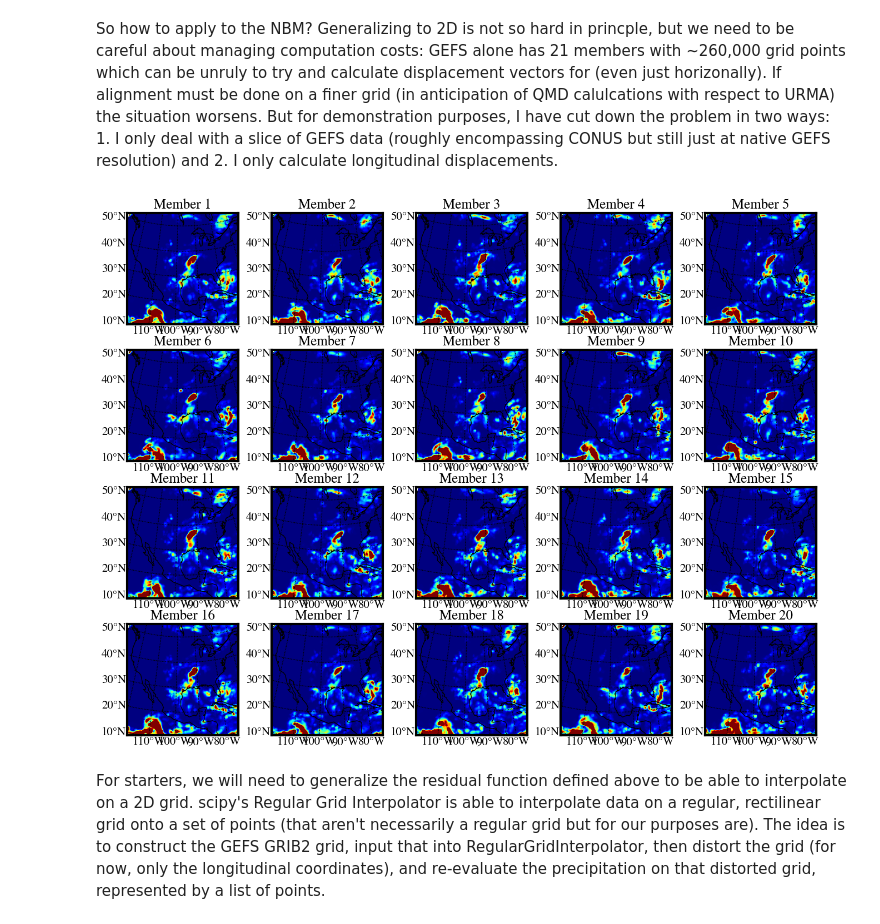
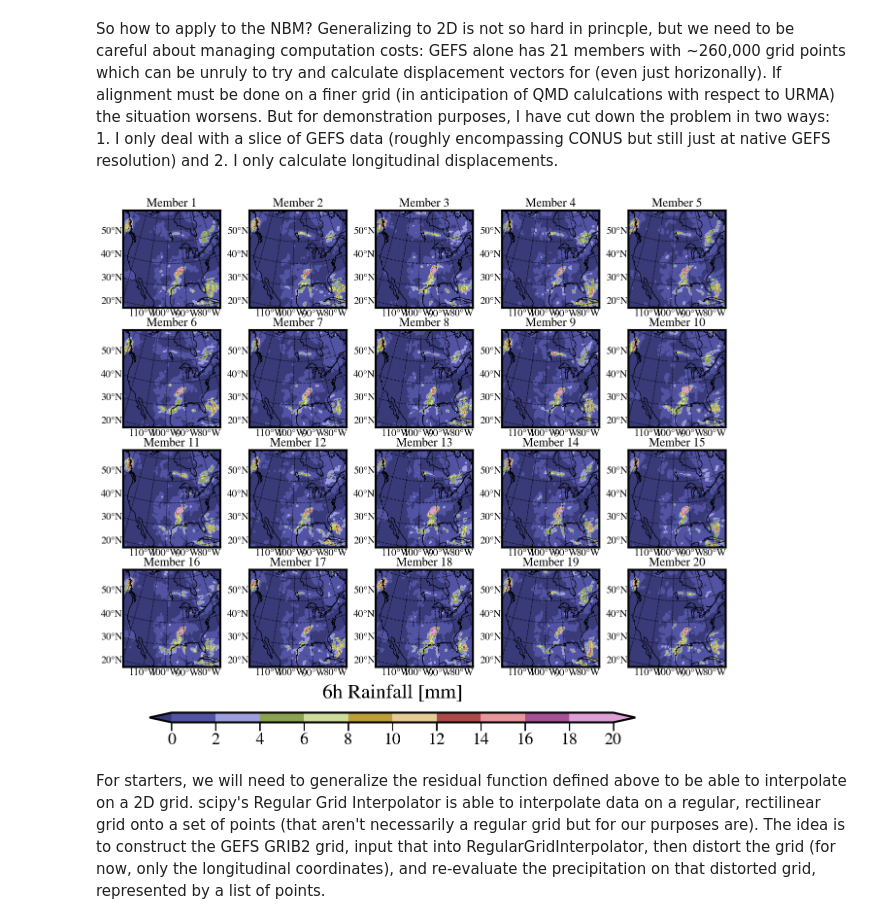
Before and after one commit to SidneyLower-NOAA/SMD_Notebooks, a Jupyter notebook: getting_our_data_ducks_in_a_row.ipynb, the cells around one changed output. Saved outputs shown, nothing was run; the diff lists cells and outputs as text; code cells hidden in the pictures.

```diff
--- a/getting_our_data_ducks_in_a_row.ipynb
+++ b/getting_our_data_ducks_in_a_row.ipynb
@@ -421,22 +413,31 @@ conus_only = gefs_data.APCP.isel(y=slice(min_lat,max_lat), x=slice(min_lon,max_l
 # %%
 fig, axes = plt.subplots(4,5, figsize=(16,16))
-temp_range = np.linspace(0,10, 100)
+temp_range = ticks=np.arange(0,22,2)
 plt.subplots_adjust(wspace=0.3, hspace=-0.5)
-lats, lons = conus_only.latitude.data, conus_only.longitude.data
-m = Basemap(projection='lcc',lon_0=-97,lat_0=33,width=5e6,height=5e6,resolution='c')
+lats, lons = gefs_data.latitude.data, gefs_data.longitude.data
+m = Basemap(projection='lcc',lon_0=-97,lat_0=42,width=5e6,height=5e6,resolution='c')
 xx, yy = m(lons, lats) #note to self, x=lons y=lats
 
 for i in range(4):
     for j in range(5):
         mem = 5*i + j
-        gefs_pcp = conus_only.data[mem]
-        cs = m.contourf(xx,yy,gefs_pcp,levels=temp_range,cmap=plt.cm.jet,extend='both',ax=axes[i,j])
+        gefs_pcp = gefs_data.APCP.data[mem]
+        cs = m.contourf(xx,yy,gefs_pcp,levels=temp_range,cmap=plt.cm.tab20b,extend='both',ax=axes[i,j])
         m.drawcoastlines(ax=axes[i,j])
         m.drawparallels(np.arange(-90.,120.,10.), labels=[1,0,0,0],fontsize=15,ax=axes[i,j])
         m.drawmeridians(np.arange(0.,360.,10.), labels=[0,0,0,1],fontsize=15,ax=axes[i,j])
         axes[i,j].set_title(f'Member {mem+1}', fontsize=18)
+
+cbar_ax = inset_axes(axes[3,0],
+                    width="500%",  # width = 50% of parent_bbox width
+                    height="10%",  # height : 5%
+                    loc='upper left',bbox_to_anchor=(0.2, -1.4, 1, 1),bbox_transform=axes[3,0].transAxes)
+
+cbar=plt.colorbar(cs,orientation='horizontal', cax=cbar_ax,ticks=np.arange(0,22,2))
+cbar.ax.set_xticklabels(['0','2','4', '6', '8', '10','12','14','16','18','20'])
+cbar.set_label('6h Rainfall [mm]', labelpad=-95)
 # %% [output]
-[figure, old version]
+[figure, new version]
 # %% [markdown]
 For starters, we will need to generalize the residual function defined above to be able to interpolate on a 2D grid. scipy's Regular Grid Interpolator is able to interpolate data on a regular, rectilinear grid onto a set of points (that aren't necessarily a regular grid but for our purposes are). The idea is to construct the GEFS GRIB2 grid, input that into RegularGridInterpolator, then distort the grid (for now, only the longitudinal coordinates), and re-evaluate the precipitation on that distorted grid, represented by a list of points.
 # %%
```
Also changed, not shown: parts of 33 cells of this notebook.
